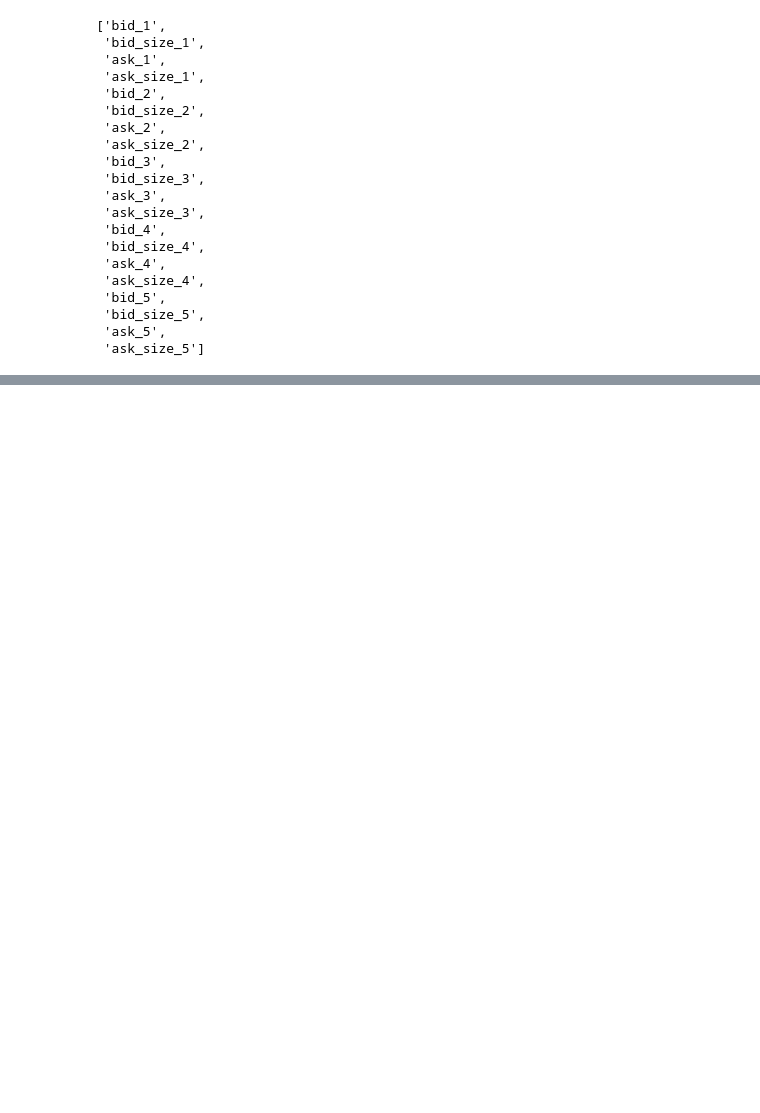
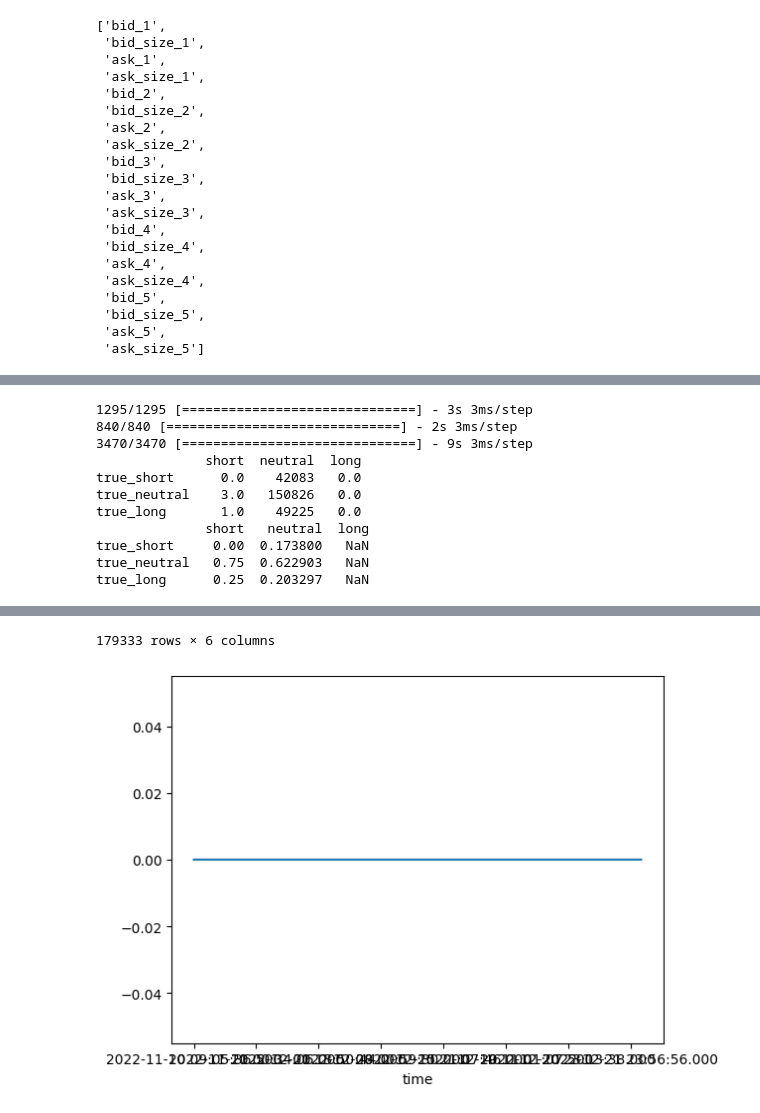
Before and after one commit to KurusuBlueCat/deep-lob, a Jupyter notebook: colab_notebook.ipynb, the cells around one changed output, grey strips where cells are left out. Drawn from its saved outputs; the diff is of its cells as text; code cells hidden in the pictures; blank space fills up the shorter version.

Commit message:
made pipeline to run an uptrend testing

```diff
--- a/colab_notebook.ipynb
+++ b/colab_notebook.ipynb
@@ -97,7 +97,7 @@ lob_feature = ['bid_1', 'bid_size_1', 'ask_1',
 
 def get_chunk_from_file_gen():
     data_itr = pd.read_csv(f'{gdrive_data_folder}/data/data_night_shifted_au.csv.gz', chunksize=chunksize)
-    label_itr = pd.read_csv(f'{gdrive_data_folder}/label/1_min_tp4_sl4_10yuan_1delay_target.csv', chunksize=chunksize)
+    label_itr = pd.read_csv(f'{gdrive_data_folder}/label/1_min_tp4_sl2_10yuan_1delay_target.csv', chunksize=chunksize)
     factor_itr = get_factor_itr(['factor_24.csv', 'factor_23.csv'], chunksize=chunksize)
 
     for df, fac, label in zip(data_itr, factor_itr, label_itr):
@@ -485,12 +533,12 @@ from dataclasses import field, dataclass
 @dataclass
 class HyperParameters:
     features: list = field(default_factory=lambda: list(all_feature))
-    lookback: int = 100
+    lookback: int = 50
     epochs: int = 300
     cv: int = 5
     batch_size: int = 1024
     batch_no: tuple = (None, None, None) #per market period. Mornin afternoon night.
-    shuffle: bool = True
+    shuffle: bool = False
     init_learning_rate: float = 2.5e-1
     seed: int = 420
     lr_decay: float = 0.95
@@ -501,18 +549,18 @@ class HyperParameters:
     replace: bool = False
     loss: str = 'ce'
     training_week: int = 8
-    lob_unit : int = 32
-    inception_unit : int = 32
-    lstm_unit: int = 64
+    lob_unit : int = 16
+    inception_unit : int = 16
+    lstm_unit: int = 32
     # skip_to = pd.Timestamp('2022-07-02 11:24:58.000') #use this to skip to the period we want
-    skip_to: pd.Timestamp = pd.Timestamp('2022-11-01 00:00:00.000')
+    skip_to: str = '2022-11-01 00:00:00.000'
     # end = pd.Timestamp('2022-07-15 23:59:59.500') #use this to fix when to stop training
-    end: pd.Timestamp = pd.Timestamp('2023-03-01 00:00:00')
+    end: str = '2023-03-01 00:00:00'
 
 hp_list = [HyperParameters(**p) for p in p_grid]
 base_output_folder = f'{gdrive_data_folder}/output'
 
-run_prefix = 'test'
+run_prefix = 'uptrend_test'
 
 model_dict = {}
 
@@ -551,13 +574,0 @@ def make_class(label, epsilon=1.0001):
-# %%
-chunk_list_gen = get_chunk_list_gen(hp.training_week+1, skip_to=hp.skip_to, end=hp.end)
-
-conf_list = []
-
-for i, chunk_list in enumerate(chunk_list_gen):
-    break
-
-train_chunk = concat_chunk(*chunk_list[:hp.training_week])
-walk_forward_chunk = chunk_list[-1]
-
-morning_train_chunk, afternoon_train_chunk, night_train_chunk = split_market(train_chunk)
-morning_wf_chunk, afternoon_wf_chunk, night_wf_chunk = split_market(walk_forward_chunk)
@@ -702,0 +880,22 @@ KeyboardInterrupt:
+# %%
+output_list = []
+for sq in big_batch_sequence_list:
+    for X, y in sq:
+        output = model.predict(X, verbose=1)
+        confusion += get_confusion(y, output)
+        output_list.append(output)
+print(confusion)
+print(confusion/confusion.sum(0))
+plot_pnl(output_list, big_batch_sequence_list, uptrend_chunk_list)
+# %% [output]
+1295/1295 [==============================] - 3s 3ms/step
+840/840 [==============================] - 2s 3ms/step
+3470/3470 [==============================] - 9s 3ms/step
+              short  neutral  long
+true_short      0.0    42083   0.0
+true_neutral    3.0   150826   0.0
+true_long       1.0    49225   0.0
+              short   neutral  long
+true_short     0.00  0.173800   NaN
+true_neutral   0.75  0.622903   NaN
+true_long      0.25  0.203297   NaN
@@ -702,0 +915,2 @@ KeyboardInterrupt:
+179333 rows × 6 columns
+[figure, added]
```
Also changed, not shown: parts of 19 cells of this notebook.
